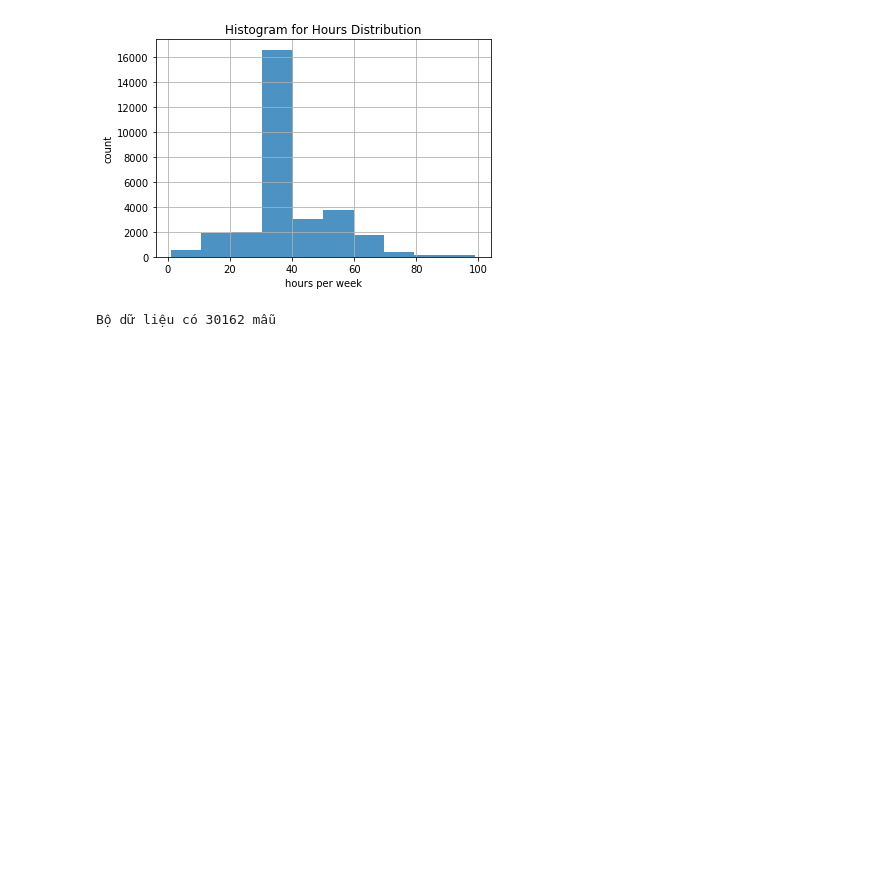
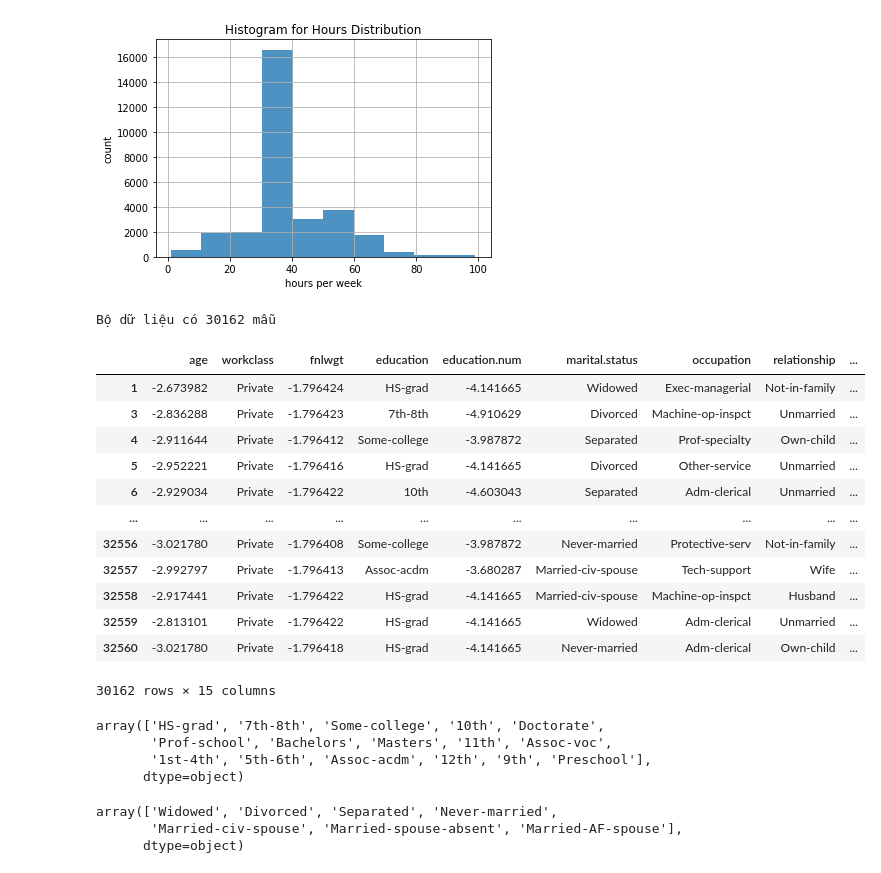
Before and after one commit to JJLEE-20194099/machine_learning_from_zero_to_hero_course, a Jupyter notebook: Descision Tree/adult_decision_tree_using_sklearn.ipynb, the cells around one changed output. Cells and saved outputs as stored; diff of their text form; code cells hidden in the pictures; blank space fills up the shorter version.

```diff
--- a/Descision Tree/adult_decision_tree_using_sklearn.ipynb
+++ b/Descision Tree/adult_decision_tree_using_sklearn.ipynb
@@ -139,0 +150,28 @@ Bộ dữ liệu có 30162 mẫu
+# %%
+from sklearn.preprocessing import StandardScaler
+
+sc = StandardScaler()
+adult_df.iloc[:,[0,2,4,10,11,12]] = sc.fit_transform(adult_df.iloc[:,[0,2,4,10,11,12]])
+adult_df.iloc[:,[0,2,4,10,11,12]] = sc.transform(adult_df.iloc[:,[0,2,4,10,11,12]])
+adult_df
+# %% [output]
+|  | age | workclass | fnlwgt | education | education.num | marital.status | occupation | relationship | ... |
+| 1 | -2.673982 | Private | -1.796424 | HS-grad | -4.141665 | Widowed | Exec-managerial | Not-in-family | ... |
+| 3 | -2.836288 | Private | -1.796423 | 7th-8th | -4.910629 | Divorced | Machine-op-inspct | Unmarried | ... |
+| 4 | -2.911644 | Private | -1.796412 | Some-college | -3.987872 | Separated | Prof-specialty | Own-child | ... |
+| 5 | -2.952221 | Private | -1.796416 | HS-grad | -4.141665 | Divorced | Other-service | Unmarried | ... |
+| 6 | -2.929034 | Private | -1.796422 | 10th | -4.603043 | Separated | Adm-clerical | Unmarried | ... |
+| ... | ... | ... | ... | ... | ... | ... | ... | ... | ... |
+| 32556 | -3.021780 | Private | -1.796408 | Some-college | -3.987872 | Never-married | Protective-serv | Not-in-family | ... |
+| 32557 | -2.992797 | Private | -1.796413 | Assoc-acdm | -3.680287 | Married-civ-spouse | Tech-support | Wife | ... |
+| 32558 | -2.917441 | Private | -1.796422 | HS-grad | -4.141665 | Married-civ-spouse | Machine-op-inspct | Husband | ... |
+| 32559 | -2.813101 | Private | -1.796422 | HS-grad | -4.141665 | Widowed | Adm-clerical | Unmarried | ... |
+| 32560 | -3.021780 | Private | -1.796418 | HS-grad | -4.141665 | Never-married | Adm-clerical | Own-child | ... |
+30162 rows × 15 columns
+# %%
+adult_df['education'].unique()
+# %% [output]
+array(['HS-grad', '7th-8th', 'Some-college', '10th', 'Doctorate',
+       'Prof-school', 'Bachelors', 'Masters', '11th', 'Assoc-voc',
+       '1st-4th', '5th-6th', 'Assoc-acdm', '12th', '9th', 'Preschool'],
+      dtype=object)
@@ -139,0 +181,6 @@ Bộ dữ liệu có 30162 mẫu
+# %%
+adult_df['marital.status'].unique()
+# %% [output]
+array(['Widowed', 'Divorced', 'Separated', 'Never-married',
+       'Married-civ-spouse', 'Married-spouse-absent', 'Married-AF-spouse'],
+      dtype=object)
```
Also changed, not shown: parts of 10 cells of this notebook, 1 other file.
